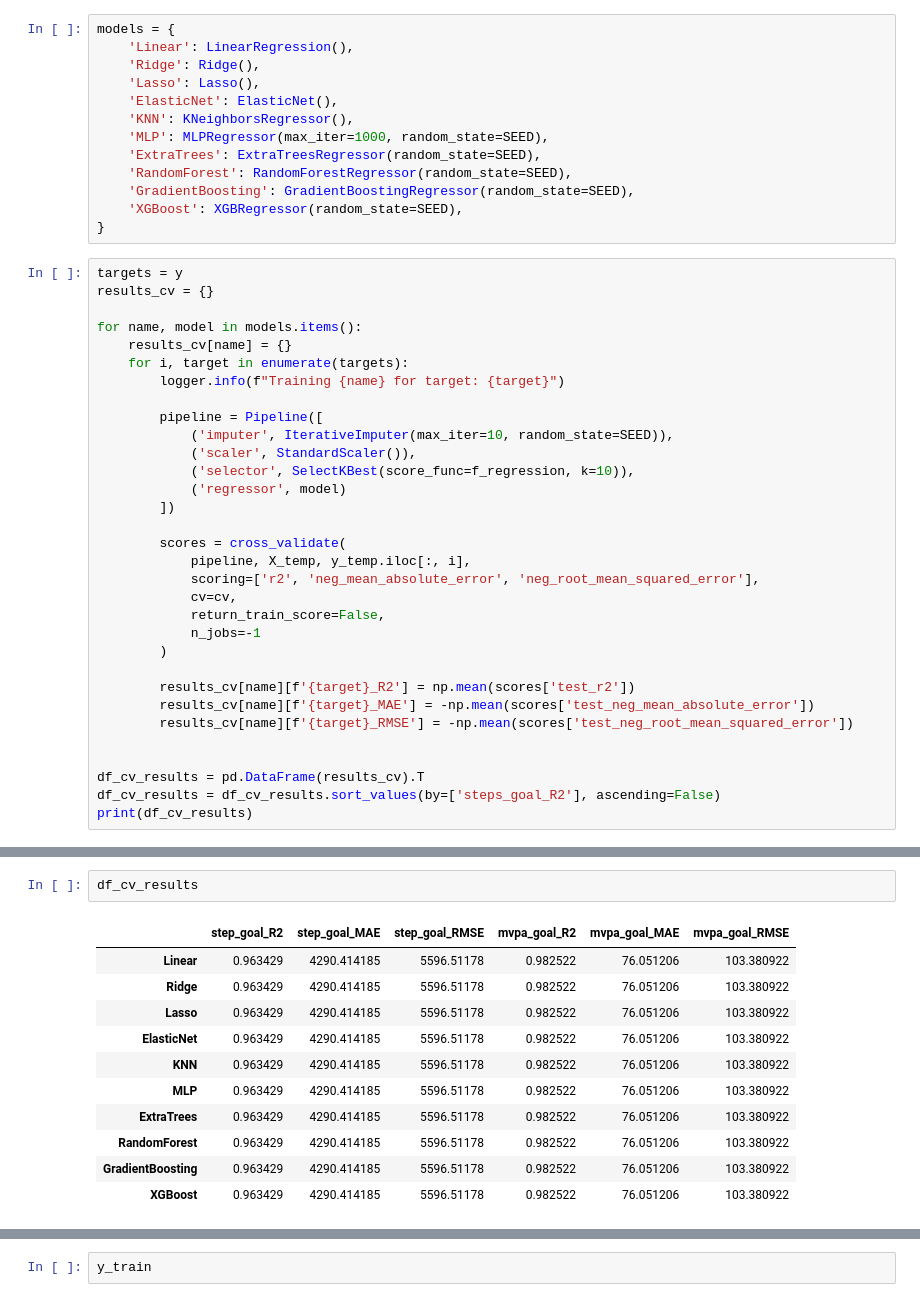
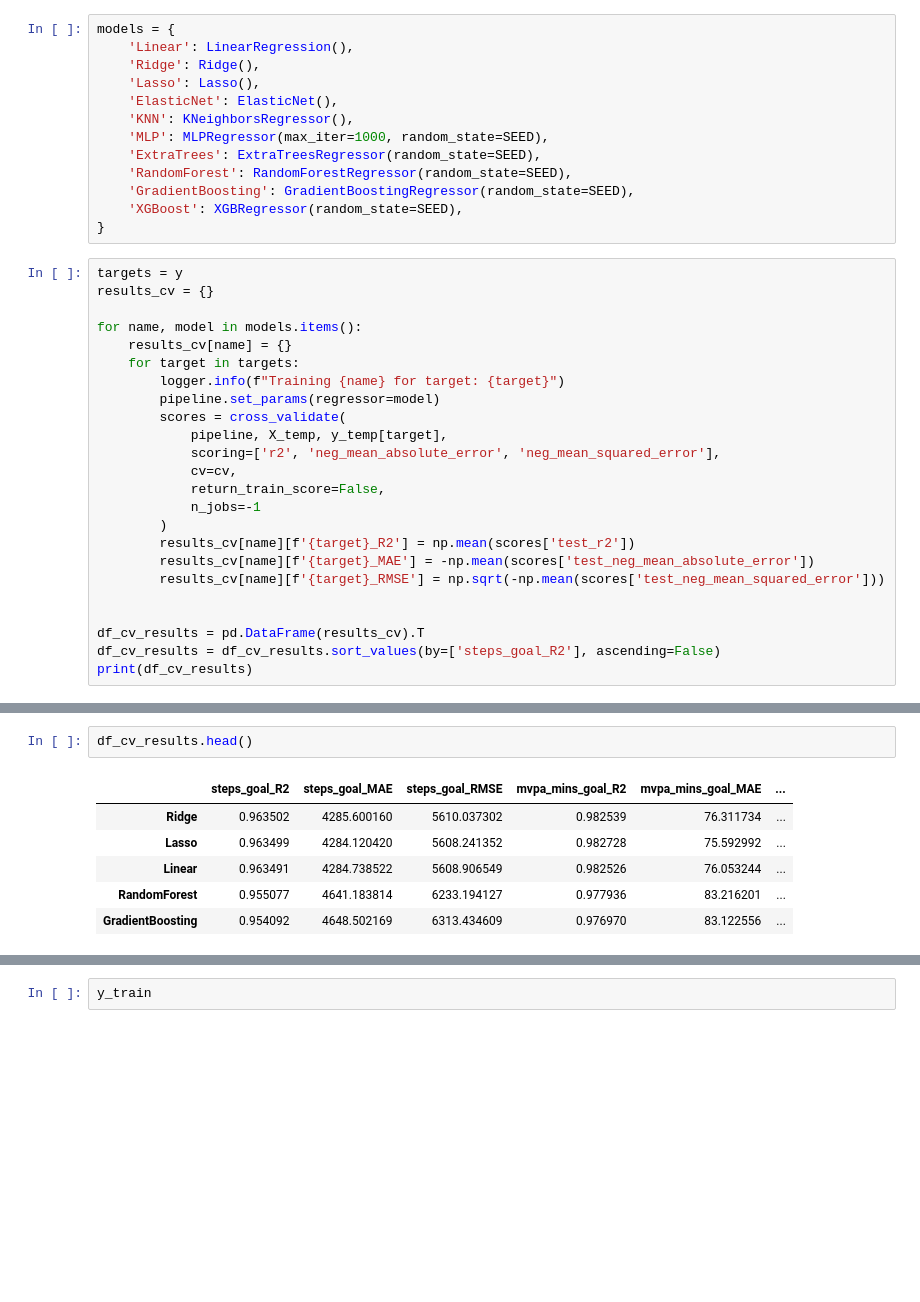
Before and after one commit to aliowx/activity-goal-prediction, a Jupyter notebook: notebook/model.ipynb, the cells around one changed output, grey strips where cells are left out. Cells and saved outputs as stored; diff of their text form; blank space fills up the shorter version.

```diff
--- a/notebook/model.ipynb
+++ b/notebook/model.ipynb
@@ -285,27 +285,19 @@ results_cv = {}
 
 for name, model in models.items():
     results_cv[name] = {}
-    for i, target in enumerate(targets):
+    for target in targets:
         logger.info(f"Training {name} for target: {target}")
-
-        pipeline = Pipeline([
-            ('imputer', IterativeImputer(max_iter=10, random_state=SEED)),
-            ('scaler', StandardScaler()),
-            ('selector', SelectKBest(score_func=f_regression, k=10)),
-            ('regressor', model)
-        ])
-
+        pipeline.set_params(regressor=model)
         scores = cross_validate(
-            pipeline, X_temp, y_temp.iloc[:, i],
-            scoring=['r2', 'neg_mean_absolute_error', 'neg_root_mean_squared_error'],
+            pipeline, X_temp, y_temp[target],
+            scoring=['r2', 'neg_mean_absolute_error', 'neg_mean_squared_error'],
             cv=cv,
             return_train_score=False,
             n_jobs=-1
         )
-
         results_cv[name][f'{target}_R2'] = np.mean(scores['test_r2'])
         results_cv[name][f'{target}_MAE'] = -np.mean(scores['test_neg_mean_absolute_error'])
-        results_cv[name][f'{target}_RMSE'] = -np.mean(scores['test_neg_root_mean_squared_error'])
+        results_cv[name][f'{target}_RMSE'] = np.sqrt(-np.mean(scores['test_neg_mean_squared_error']))
 
 
 df_cv_results = pd.DataFrame(results_cv).T
@@ -352,17 +344,12 @@ MLP                        0.459847          441.229475           564.087625
 # %%
-df_cv_results
+df_cv_results.head()
 # %% [output]
-|  | step_goal_R2 | step_goal_MAE | step_goal_RMSE | mvpa_goal_R2 | mvpa_goal_MAE | mvpa_goal_RMSE |
-| Linear | 0.963429 | 4290.414185 | 5596.51178 | 0.982522 | 76.051206 | 103.380922 |
-| Ridge | 0.963429 | 4290.414185 | 5596.51178 | 0.982522 | 76.051206 | 103.380922 |
-| Lasso | 0.963429 | 4290.414185 | 5596.51178 | 0.982522 | 76.051206 | 103.380922 |
-| ElasticNet | 0.963429 | 4290.414185 | 5596.51178 | 0.982522 | 76.051206 | 103.380922 |
-| KNN | 0.963429 | 4290.414185 | 5596.51178 | 0.982522 | 76.051206 | 103.380922 |
-| MLP | 0.963429 | 4290.414185 | 5596.51178 | 0.982522 | 76.051206 | 103.380922 |
-| ExtraTrees | 0.963429 | 4290.414185 | 5596.51178 | 0.982522 | 76.051206 | 103.380922 |
-| RandomForest | 0.963429 | 4290.414185 | 5596.51178 | 0.982522 | 76.051206 | 103.380922 |
-| GradientBoosting | 0.963429 | 4290.414185 | 5596.51178 | 0.982522 | 76.051206 | 103.380922 |
-| XGBoost | 0.963429 | 4290.414185 | 5596.51178 | 0.982522 | 76.051206 | 103.380922 |
+|  | steps_goal_R2 | steps_goal_MAE | steps_goal_RMSE | mvpa_mins_goal_R2 | mvpa_mins_goal_MAE | ... |
+| Ridge | 0.963502 | 4285.600160 | 5610.037302 | 0.982539 | 76.311734 | ... |
+| Lasso | 0.963499 | 4284.120420 | 5608.241352 | 0.982728 | 75.592992 | ... |
+| Linear | 0.963491 | 4284.738522 | 5608.906549 | 0.982526 | 76.053244 | ... |
+| RandomForest | 0.955077 | 4641.183814 | 6233.194127 | 0.977936 | 83.216201 | ... |
+| GradientBoosting | 0.954092 | 4648.502169 | 6313.434609 | 0.976970 | 83.122556 | ... |
 # %%
 plt.figure(figsize=(12, 6))
 plt.subplot(1, 2, 1)
```
Also changed, not shown: parts of 11 cells of this notebook.
